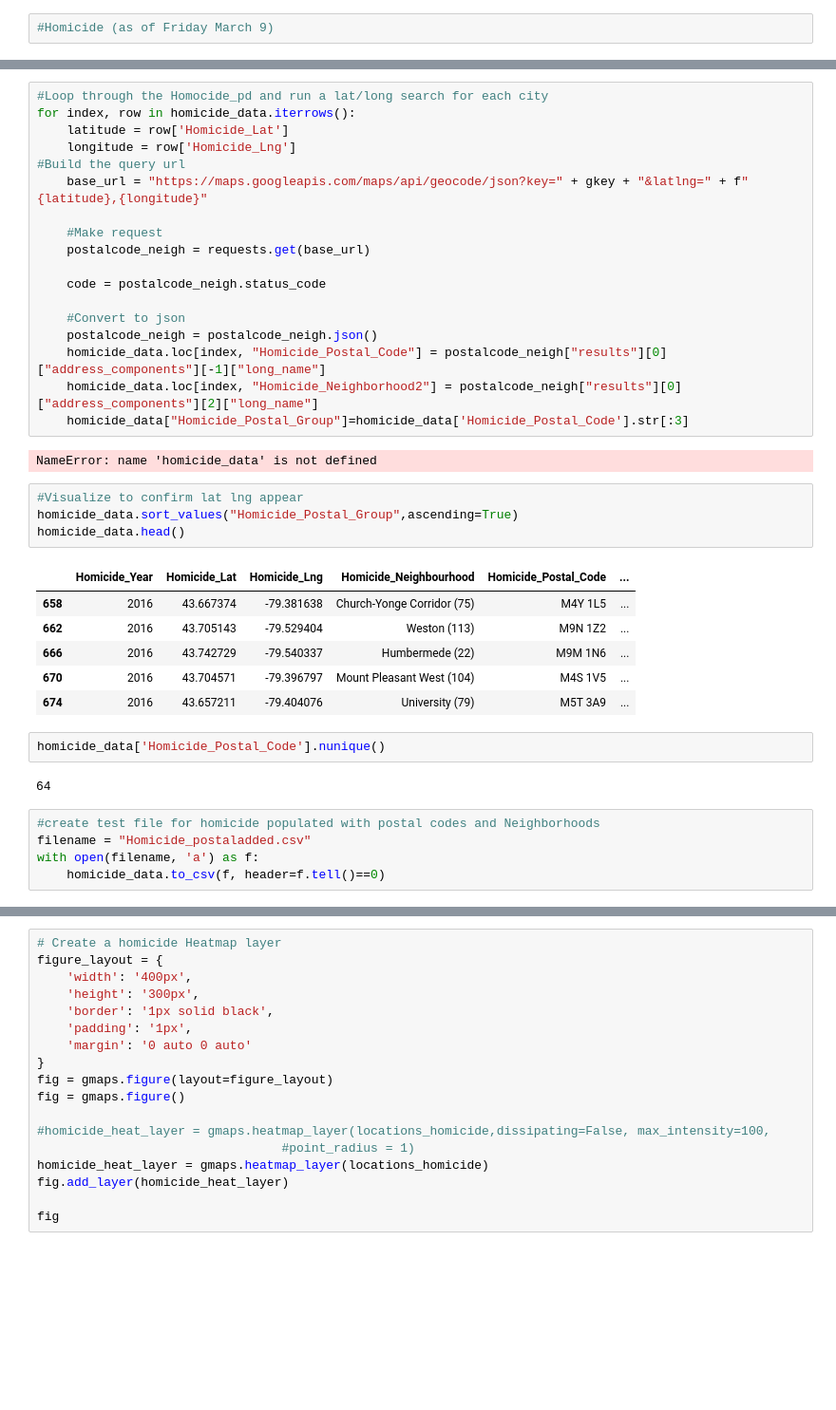
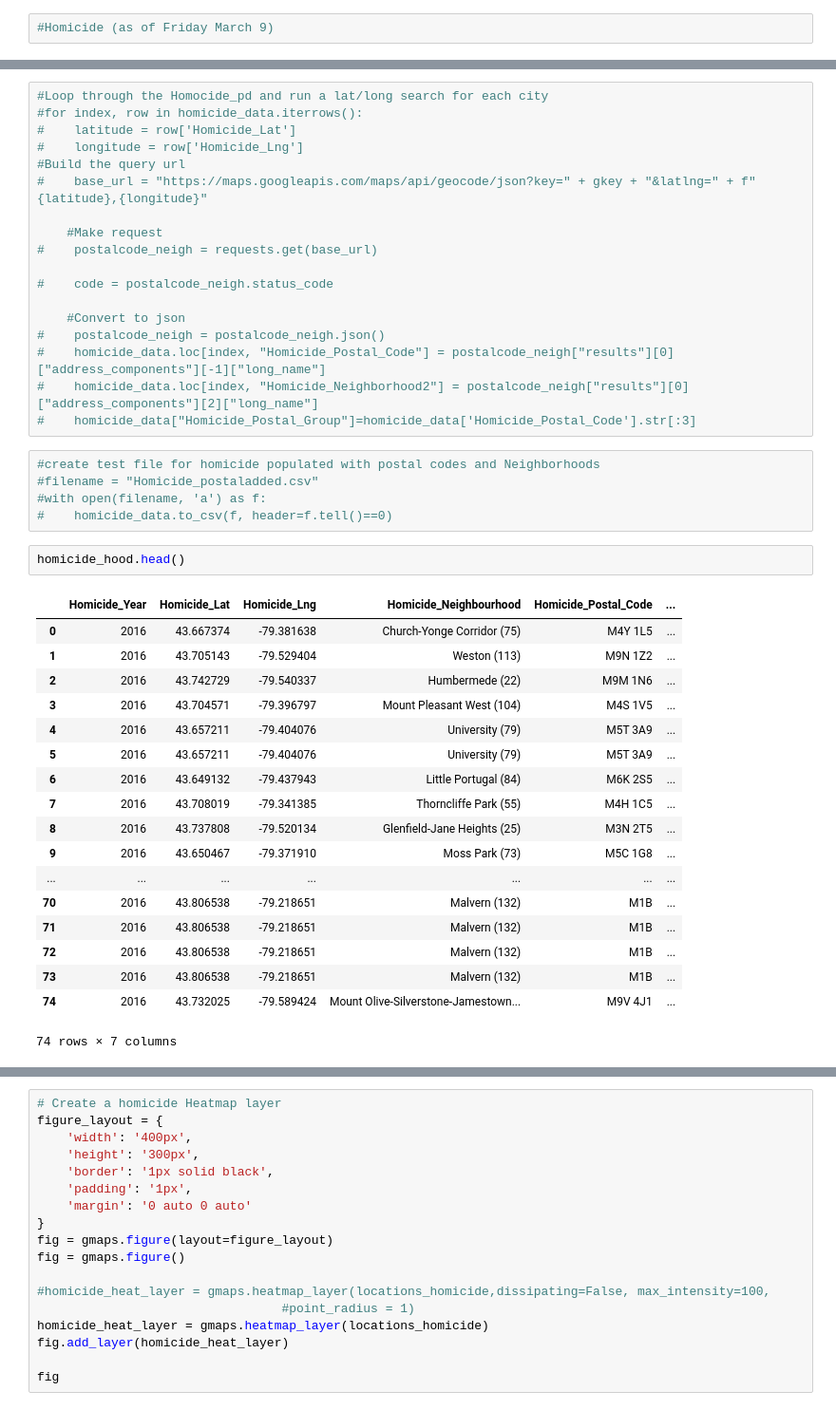
Before and after one commit to valltomm/Bootcamp_Project, a Jupyter notebook: Homicides.ipynb, the cells around one changed output, grey strips where cells are left out. Shown: that part at 95% size. Saved outputs shown, nothing was run; the diff lists cells and outputs as text; blank space fills up the shorter version.

```diff
--- a/Homicides.ipynb
+++ b/Homicides.ipynb
@@ -57,43 +79,47 @@ NameError: name 'homicide_data' is not defined
 # %%
 #Loop through the Homocide_pd and run a lat/long search for each city
-for index, row in homicide_data.iterrows():
-    latitude = row['Homicide_Lat']
-    longitude = row['Homicide_Lng']
+#for index, row in homicide_data.iterrows():
+#    latitude = row['Homicide_Lat']
+#    longitude = row['Homicide_Lng']
 #Build the query url
-    base_url = "https://maps.googleapis.com/maps/api/geocode/json?key=" + gkey + "&latlng=" + f"{latitude},{longitude}"
+#    base_url = "https://maps.googleapis.com/maps/api/geocode/json?key=" + gkey + "&latlng=" + f"{latitude},{longitude}"
 
     #Make request
-    postalcode_neigh = requests.get(base_url)
+#    postalcode_neigh = requests.get(base_url)
 
-    code = postalcode_neigh.status_code
+#    code = postalcode_neigh.status_code
 
     #Convert to json
-    postalcode_neigh = postalcode_neigh.json()
-    homicide_data.loc[index, "Homicide_Postal_Code"] = postalcode_neigh["results"][0]["address_components"][-1]["long_name"]
-    homicide_data.loc[index, "Homicide_Neighborhood2"] = postalcode_neigh["results"][0]["address_components"][2]["long_name"]
-    homicide_data["Homicide_Postal_Group"]=homicide_data['Homicide_Postal_Code'].str[:3]
+#    postalcode_neigh = postalcode_neigh.json()
+#    homicide_data.loc[index, "Homicide_Postal_Code"] = postalcode_neigh["results"][0]["address_components"][-1]["long_name"]
+#    homicide_data.loc[index, "Homicide_Neighborhood2"] = postalcode_neigh["results"][0]["address_components"][2]["long_name"]
+#    homicide_data["Homicide_Postal_Group"]=homicide_data['Homicide_Postal_Code'].str[:3]
-# %% [output]
-NameError: name 'homicide_data' is not defined
-# %%
-#Visualize to confirm lat lng appear
-homicide_data.sort_values("Homicide_Postal_Group",ascending=True)
-homicide_data.head()
-# %% [output]
-|  | Homicide_Year | Homicide_Lat | Homicide_Lng | Homicide_Neighbourhood | Homicide_Postal_Code | ... |
-| 658 | 2016 | 43.667374 | -79.381638 | Church-Yonge Corridor (75) | M4Y 1L5 | ... |
-| 662 | 2016 | 43.705143 | -79.529404 | Weston (113) | M9N 1Z2 | ... |
-| 666 | 2016 | 43.742729 | -79.540337 | Humbermede (22) | M9M 1N6 | ... |
-| 670 | 2016 | 43.704571 | -79.396797 | Mount Pleasant West (104) | M4S 1V5 | ... |
-| 674 | 2016 | 43.657211 | -79.404076 | University (79) | M5T 3A9 | ... |
-# %%
-homicide_data['Homicide_Postal_Code'].nunique()
-# %% [output]
-64
 # %%
 #create test file for homicide populated with postal codes and Neighborhoods
-filename = "Homicide_postaladded.csv"
-with open(filename, 'a') as f:
-    homicide_data.to_csv(f, header=f.tell()==0)
+#filename = "Homicide_postaladded.csv"
+#with open(filename, 'a') as f:
+#    homicide_data.to_csv(f, header=f.tell()==0)
+# %%
+homicide_hood.head()
+# %% [output]
+|  | Homicide_Year | Homicide_Lat | Homicide_Lng | Homicide_Neighbourhood | Homicide_Postal_Code | ... |
+| 0 | 2016 | 43.667374 | -79.381638 | Church-Yonge Corridor (75) | M4Y 1L5 | ... |
+| 1 | 2016 | 43.705143 | -79.529404 | Weston (113) | M9N 1Z2 | ... |
+| 2 | 2016 | 43.742729 | -79.540337 | Humbermede (22) | M9M 1N6 | ... |
+| 3 | 2016 | 43.704571 | -79.396797 | Mount Pleasant West (104) | M4S 1V5 | ... |
+| 4 | 2016 | 43.657211 | -79.404076 | University (79) | M5T 3A9 | ... |
+| 5 | 2016 | 43.657211 | -79.404076 | University (79) | M5T 3A9 | ... |
+| 6 | 2016 | 43.649132 | -79.437943 | Little Portugal (84) | M6K 2S5 | ... |
+| 7 | 2016 | 43.708019 | -79.341385 | Thorncliffe Park (55) | M4H 1C5 | ... |
+| 8 | 2016 | 43.737808 | -79.520134 | Glenfield-Jane Heights (25) | M3N 2T5 | ... |
+| 9 | 2016 | 43.650467 | -79.371910 | Moss Park (73) | M5C 1G8 | ... |
+| ... | ... | ... | ... | ... | ... | ... |
+| 70 | 2016 | 43.806538 | -79.218651 | Malvern (132) | M1B | ... |
+| 71 | 2016 | 43.806538 | -79.218651 | Malvern (132) | M1B | ... |
+| 72 | 2016 | 43.806538 | -79.218651 | Malvern (132) | M1B | ... |
+| 73 | 2016 | 43.806538 | -79.218651 | Malvern (132) | M1B | ... |
+| 74 | 2016 | 43.732025 | -79.589424 | Mount Olive-Silverstone-Jamestown... | M9V 4J1 | ... |
+74 rows × 7 columns
 # %%
 #Group homicide records by neighborhoods
 homicide_hood =homicide_data.groupby("Homicide_Neighborhood2")
```
Also changed, not shown: parts of 20 cells of this notebook, 10 other files.
